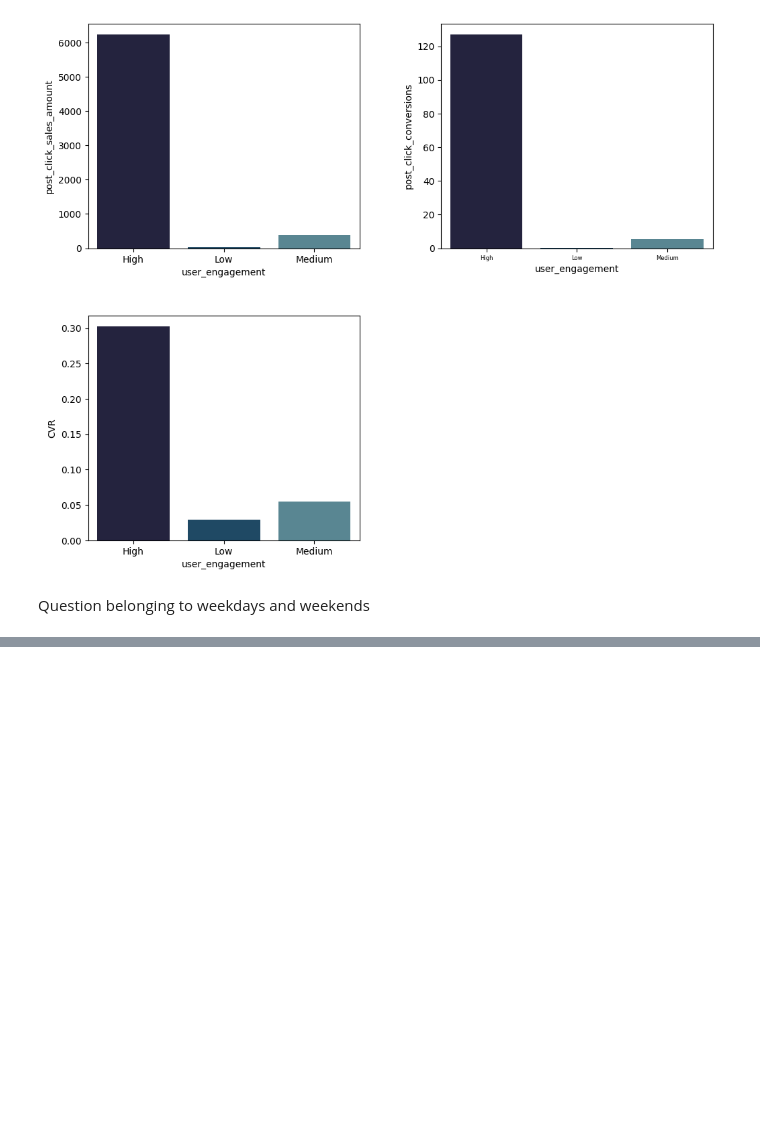
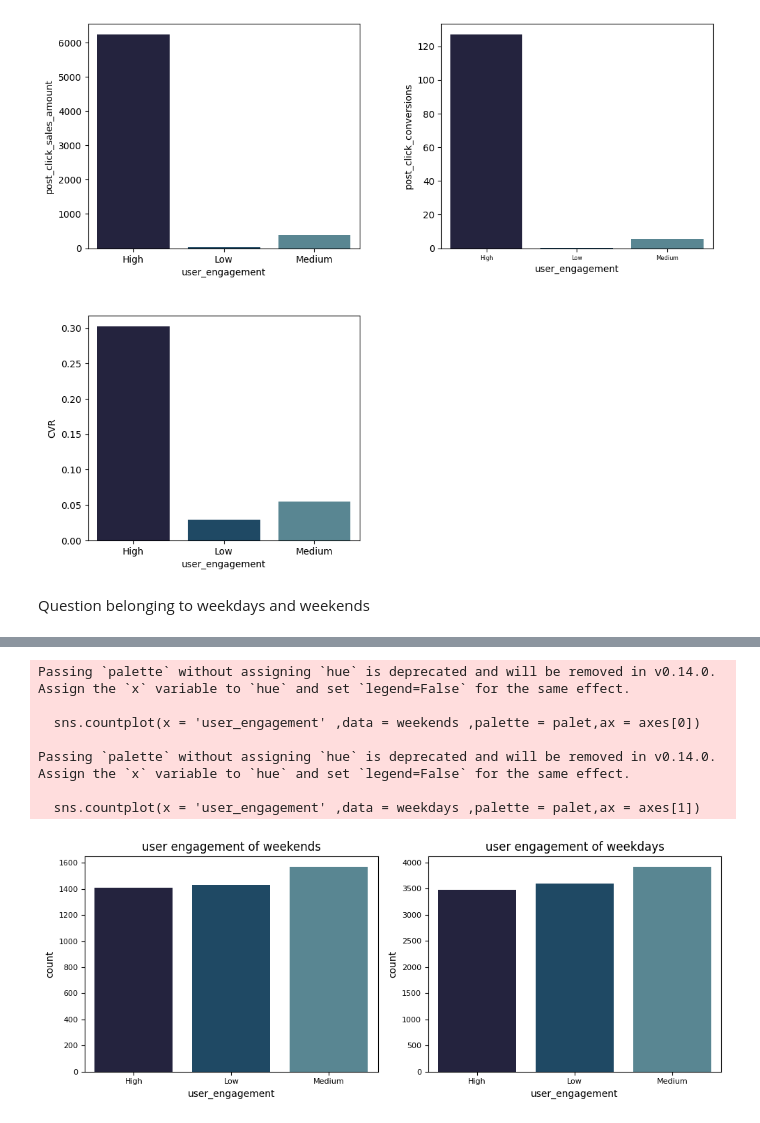
Before and after one commit to SuyashPatil-max/Finlatics, a Jupyter notebook: Marketing.ipynb, the cells around one changed output, grey strips where cells are left out. Saved outputs shown, nothing was run; the diff lists cells and outputs as text; code cells hidden in the pictures; blank space fills up the shorter version.

```diff
--- a/Marketing.ipynb
+++ b/Marketing.ipynb
@@ -694,0 +758,27 @@ df_april.head()
+# %%
+weekends = df[df['day'].isin(['Saturday','Sunday'])]
+weekdays = df[~df['day'].isin(['Saturday','Sunday'])]
+# %%
+fig ,axes = plt.subplots(1,2 ,figsize = (10,4))
+
+sns.countplot(x = 'user_engagement' ,data = weekends ,palette = palet,ax = axes[0])
+axes[0].set_title('user engagement of weekends')
+axes[0].tick_params(axis = 'x' ,labelsize = 8)
+axes[0].tick_params(axis = 'y' ,labelsize = 8)
+
+sns.countplot(x = 'user_engagement' ,data = weekdays ,palette = palet,ax = axes[1])
+axes[1].set_title('user engagement of weekdays')
+axes[1].tick_params(axis = 'x' ,labelsize = 8)
+axes[1].tick_params(axis = 'y' ,labelsize = 8)
+
+plt.tight_layout()
+plt.show()
+# %% [output]
+Passing `palette` without assigning `hue` is deprecated and will be removed in v0.14.0. Assign the `x` variable to `hue` and set `legend=False` for the same effect.
+
+  sns.countplot(x = 'user_engagement' ,data = weekends ,palette = palet,ax = axes[0])
+
+Passing `palette` without assigning `hue` is deprecated and will be removed in v0.14.0. Assign the `x` variable to `hue` and set `legend=False` for the same effect.
+
+  sns.countplot(x = 'user_engagement' ,data = weekdays ,palette = palet,ax = axes[1])
+[figure, added]
```
Also changed, not shown: parts of 3 cells of this notebook.
